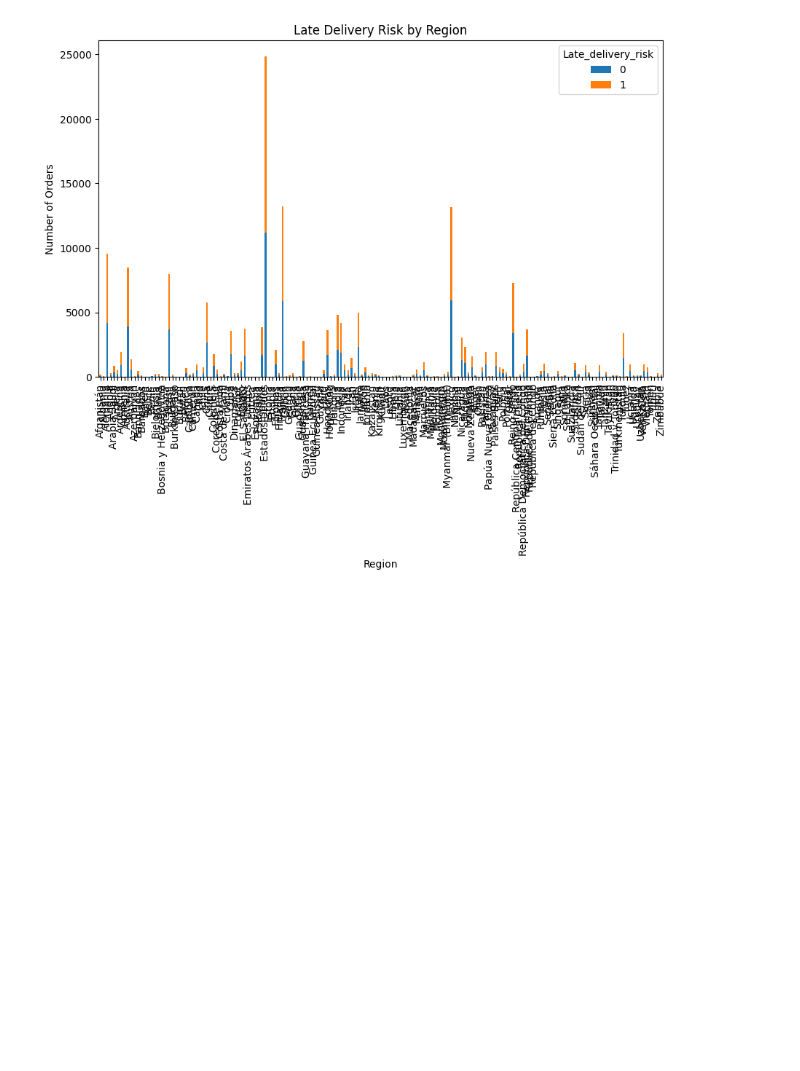
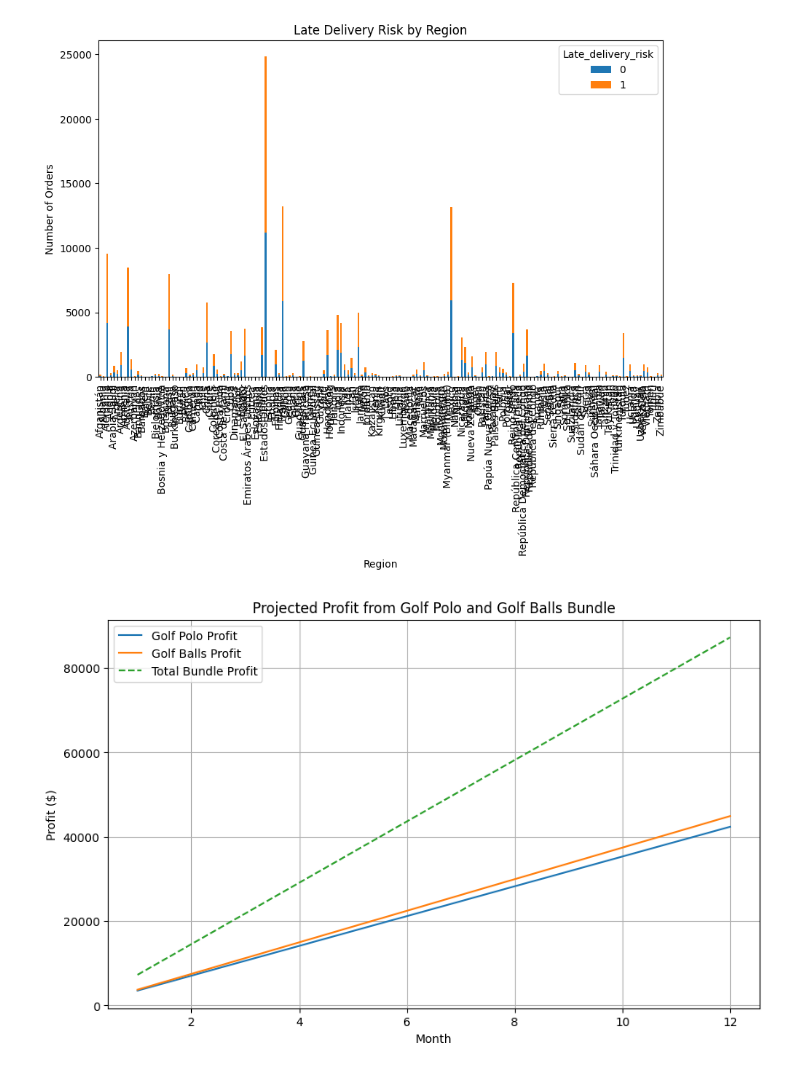
Before and after one commit to CCNY-Analytics-and-Quant/Branly_BAF23, a Jupyter notebook: Final Project V2.ipynb, the cells around one changed output. Cells and saved outputs as stored; diff of their text form; code cells hidden in the pictures; blank space fills up the shorter version.

```diff
--- a/Final Project V2.ipynb
+++ b/Final Project V2.ipynb
@@ -362,3 +394,31 @@ plt.show()
 [figure]
 [figure]
 [figure]
+# %%
+golf_polo_sales = 185.801394
+golf_polo_profit_per_unit = 19
+
+
+golf_balls_sales =  178.143142
+golf_balls_profit_per_unit = 21
+
+
+months = np.arange(1, 13)
+golf_polo_profit = months * golf_polo_sales * golf_polo_profit_per_unit
+golf_balls_profit = months * golf_balls_sales * golf_balls_profit_per_unit
+total_profit = golf_polo_profit + golf_balls_profit
+
+
+plt.figure(figsize=(10, 6))
+plt.plot(months, golf_polo_profit, label='Golf Polo Profit')
+plt.plot(months, golf_balls_profit, label='Golf Balls Profit')
+plt.plot(months, total_profit, label='Total Bundle Profit', linestyle='--')
+
+plt.xlabel('Month')
+plt.ylabel('Profit ($)')
+plt.title('Projected Profit from Golf Polo and Golf Balls Bundle')
+plt.legend()
+plt.grid(True)
+plt.show()
+# %% [output]
+[figure, added]
```
Also changed, not shown: parts of 12 cells of this notebook, 1 other file.
